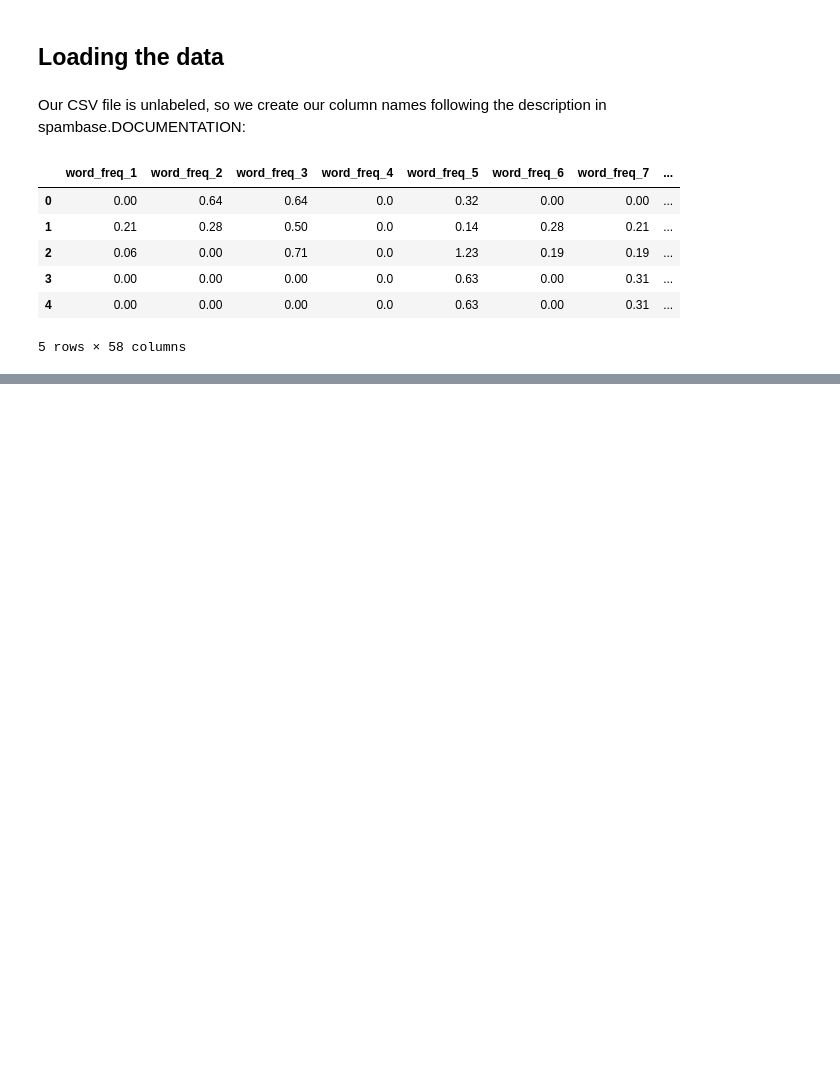
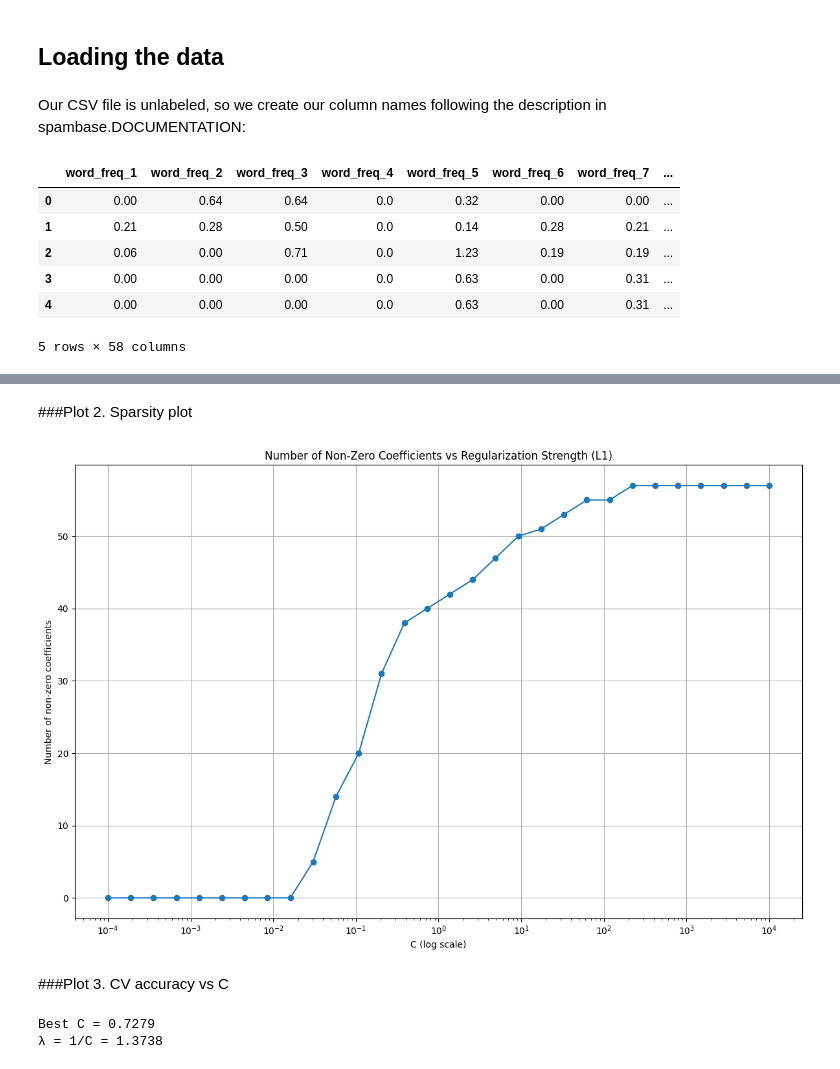
Before and after one commit to johnnyd212/comp551-assignment-2, a Jupyter notebook: notebooks/analysis.ipynb, the cells around one changed output, grey strips where cells are left out. Saved outputs shown, nothing was run; the diff lists cells and outputs as text; code cells hidden in the pictures; blank space fills up the shorter version.

```diff
--- a/notebooks/analysis.ipynb
+++ b/notebooks/analysis.ipynb
@@ -29,0 +81,30 @@ df.head()
+# %%
+# Regularization path L1
+
+from sklearn.linear_model import LogisticRegression
+
+coefs = [] # Full coefficient vector of each value of C stored in this list
+non_zero_coefs = [] # Number of non-zero coefficients to measure the sparsity of the model
+
+model = LogisticRegression(
+    penalty="l1",
+    solver="saga",
+    warm_start=True,
+    max_iter=5000,
+    tol=1e-4,
+    fit_intercept=True,
+    random_state=RANDOM_SEED
+)
+
+# Looping over regularization strengths
+# Using the same model object, while changing C at each iteration
+for C in Cs:
+    model.set_params(C=C)
+    model.fit(X_train, y_train)
+    w = model.coef_.ravel()
+    coefs.append(w.copy())
+    non_zero_coefs.append(np.sum(np.abs(w) > 1e-8))
+
+# Convert lists to arrays
+coefs = np.vstack(coefs) # Each row corresponds to one regularization strength
+non_zero_coefs = np.array(non_zero_coefs)
@@ -29,0 +135,16 @@ df.head()
+# %% [markdown]
+###Plot 2. Sparsity plot
+# %%
+plt.figure(figsize=(12,8))
+plt.plot(Cs, non_zero_coefs, marker="o")
+plt.xscale("log")
+plt.xlabel("C (log scale)")
+plt.ylabel("Number of non-zero coefficients")
+plt.title("Number of Non-Zero Coefficients vs Regularization Strength (L1)")
+plt.grid(True)
+plt.tight_layout()
+plt.show()
+# %% [output]
+[figure, added]
+# %% [markdown]
+###Plot 3. CV accuracy vs C
@@ -29,0 +180,7 @@ df.head()
+# %%
+# Best hyperparameters
+print(f"Best C = {best_C:.4f}")
+print(f"λ = 1/C = {1/best_C:.4f}")
+# %% [output]
+Best C = 0.7279
+λ = 1/C = 1.3738
```
Also changed, not shown: parts of 12 cells of this notebook.
